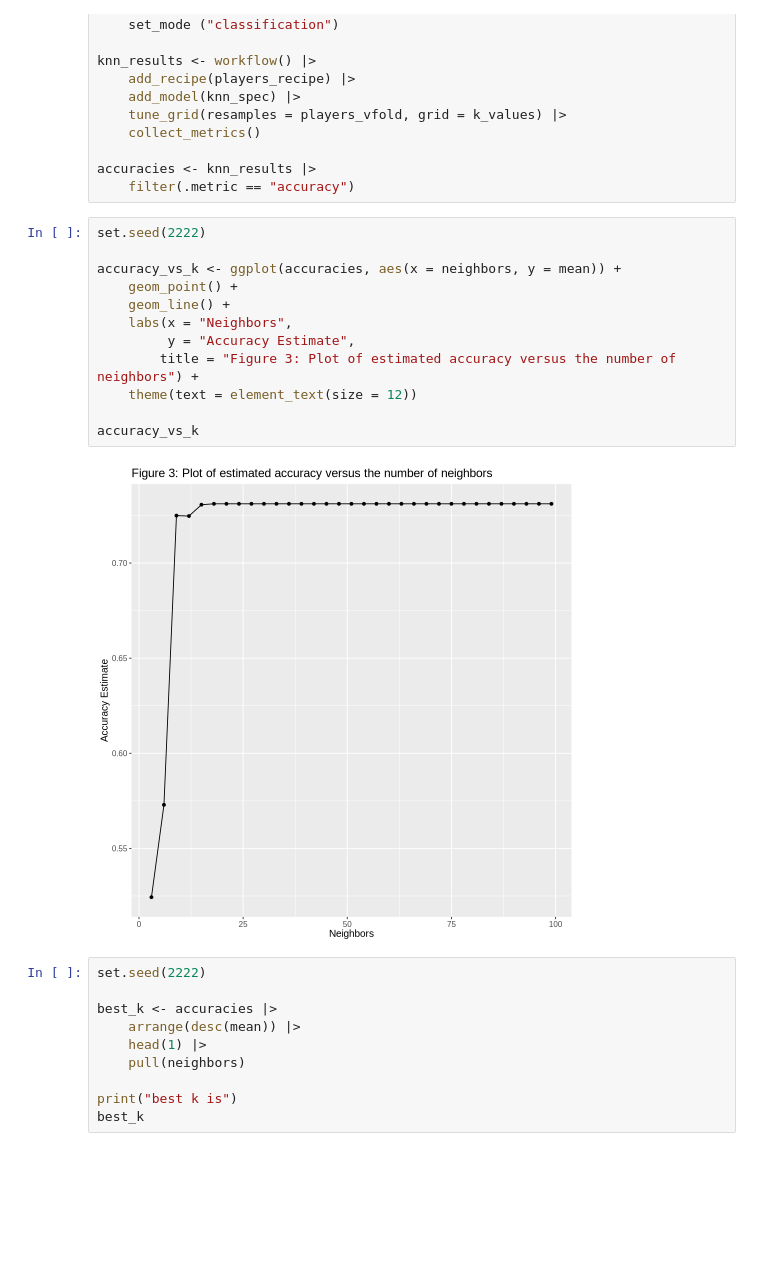
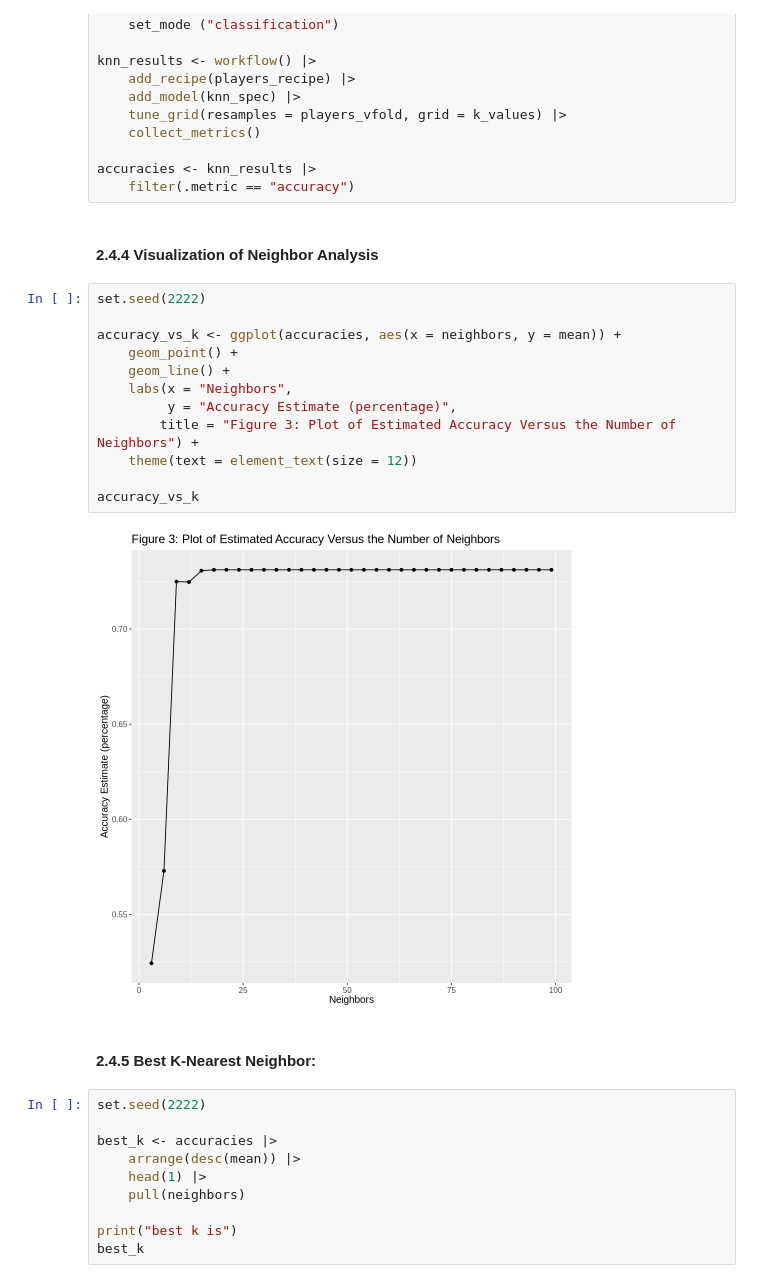
Before and after one commit to Sandyyyin/project_final_report, a Jupyter notebook: project_final_report_1.ipynb, the cells around one changed output. Drawn from its saved outputs; the diff is of its cells as text; blank space fills up the shorter version.

Commit message:
Edited Sections and Added Titles
Edited 2.4 sections and added Figure 3 section and Best KNN section.

```diff
--- a/project_final_report_1.ipynb
+++ b/project_final_report_1.ipynb
@@ -235,20 +235,24 @@ knn_results <- workflow() |>
 
 accuracies <- knn_results |>
     filter(.metric == "accuracy")
+# %% [markdown]
+#### 2.4.4 Visualization of Neighbor Analysis
 # %%
 set.seed(2222)
 
 accuracy_vs_k <- ggplot(accuracies, aes(x = neighbors, y = mean)) +
     geom_point() +
     geom_line() +
     labs(x = "Neighbors",
-         y = "Accuracy Estimate",
-        title = "Figure 3: Plot of estimated accuracy versus the number of neighbors") +
+         y = "Accuracy Estimate (percentage)",
+        title = "Figure 3: Plot of Estimated Accuracy Versus the Number of Neighbors") +
     theme(text = element_text(size = 12))
 
 accuracy_vs_k
 # %% [output]
-[figure, old version]
+[figure, new version]
+# %% [markdown]
+#### 2.4.5 Best K-Nearest Neighbor:
 # %%
 set.seed(2222)
 
```
Also changed, not shown: parts of 5 cells of this notebook.
